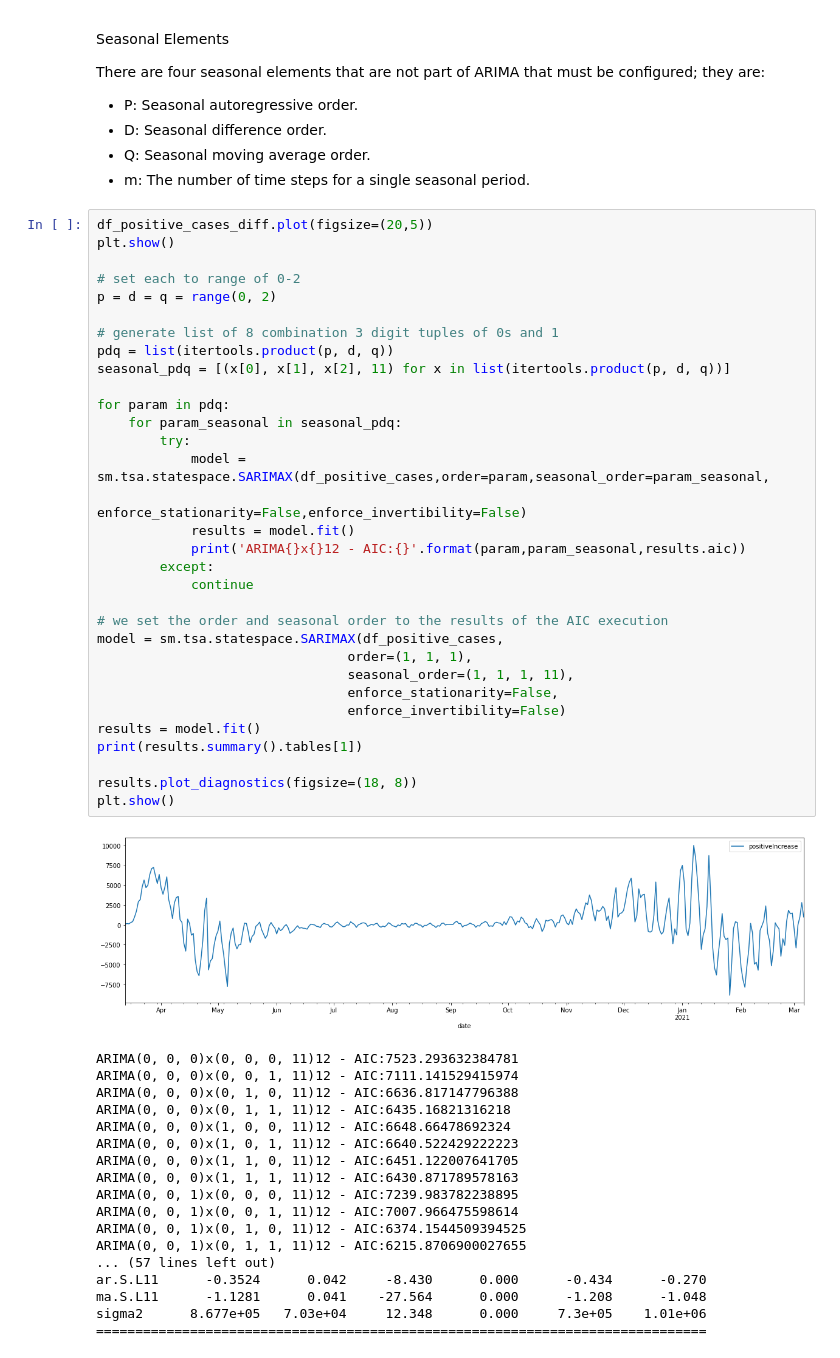
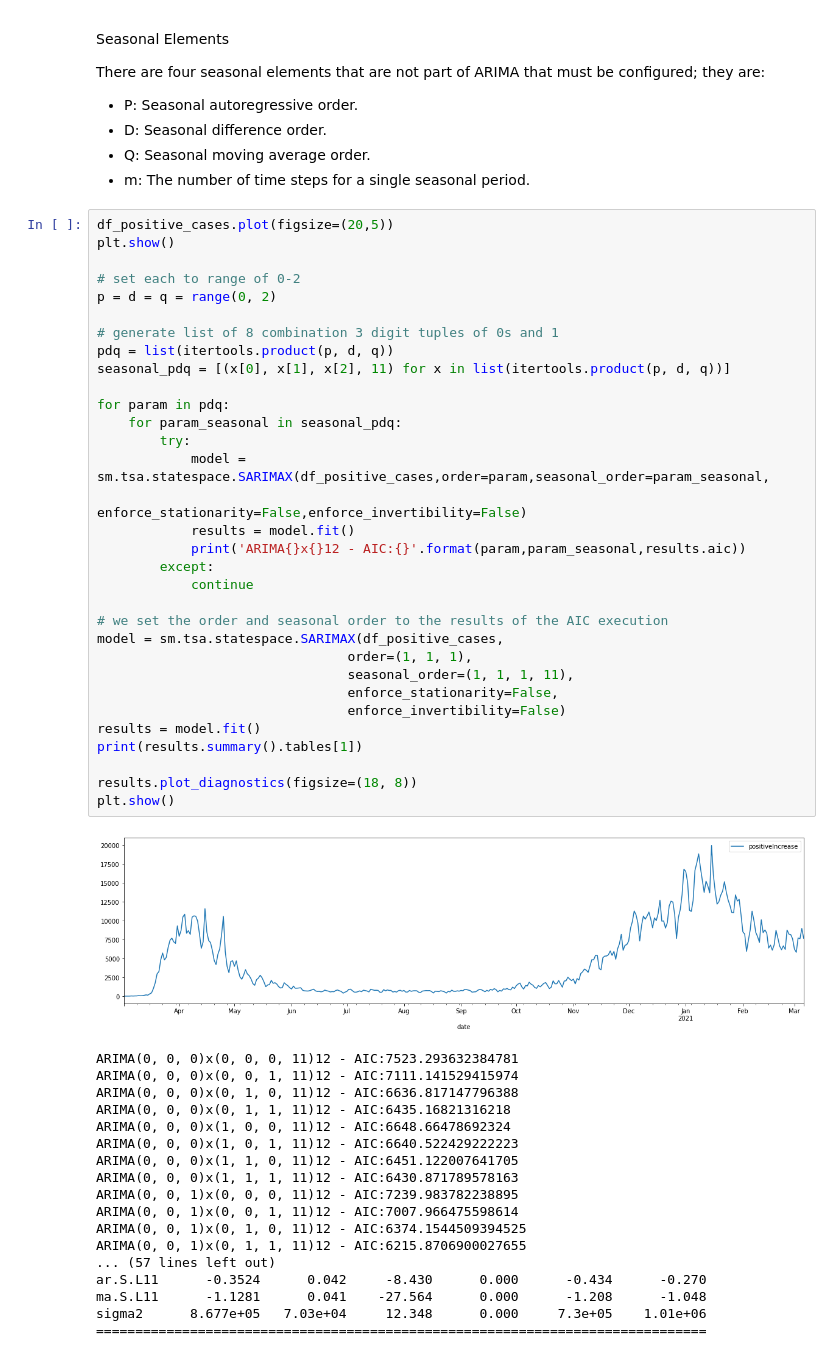
Before and after one commit to JohnKHancock/CUNY_DATA_698_Maters_Project, a Jupyter notebook: project-model/arima-model-v3.ipynb, the cells around one changed output. Saved outputs shown, nothing was run; the diff lists cells and outputs as text.

```diff
--- a/project-model/arima-model-v3.ipynb
+++ b/project-model/arima-model-v3.ipynb
@@ -283,39 +295,39 @@ There are four seasonal elements that are not part of ARIMA that must be configu
 * Q: Seasonal moving average order.
 * m: The number of time steps for a single seasonal period.
 # %%
-df_positive_cases_diff.plot(figsize=(20,5))
+df_positive_cases.plot(figsize=(20,5))
 plt.show()
 
 # set each to range of 0-2
 p = d = q = range(0, 2)
 
 # generate list of 8 combination 3 digit tuples of 0s and 1
 pdq = list(itertools.product(p, d, q))
 seasonal_pdq = [(x[0], x[1], x[2], 11) for x in list(itertools.product(p, d, q))]
 
 for param in pdq:
     for param_seasonal in seasonal_pdq:
         try:
             model = sm.tsa.statespace.SARIMAX(df_positive_cases,order=param,seasonal_order=param_seasonal,
                                               enforce_stationarity=False,enforce_invertibility=False)
             results = model.fit()
             print('ARIMA{}x{}12 - AIC:{}'.format(param,param_seasonal,results.aic))
         except:
             continue
 
 # we set the order and seasonal order to the results of the AIC execution
 model = sm.tsa.statespace.SARIMAX(df_positive_cases,
                                 order=(1, 1, 1),
                                 seasonal_order=(1, 1, 1, 11),
                                 enforce_stationarity=False,
                                 enforce_invertibility=False)
 results = model.fit()
 print(results.summary().tables[1])
 
 results.plot_diagnostics(figsize=(18, 8))
 plt.show()
 # %% [output]
-[figure, old version]
+[figure, new version]
 ARIMA(0, 0, 0)x(0, 0, 0, 11)12 - AIC:7523.293632384781
 ARIMA(0, 0, 0)x(0, 0, 1, 11)12 - AIC:7111.141529415974
 ARIMA(0, 0, 0)x(0, 1, 0, 11)12 - AIC:6636.817147796388
```
Also changed, not shown: parts of 5 cells of this notebook.
